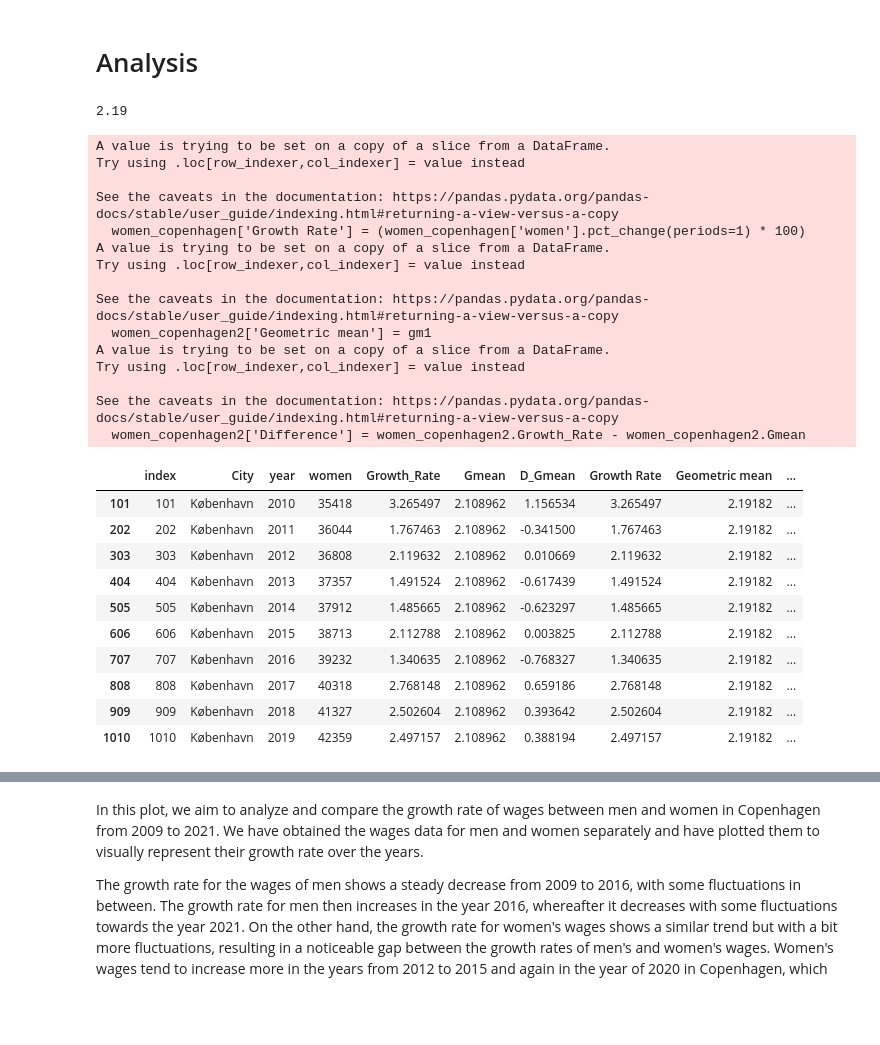
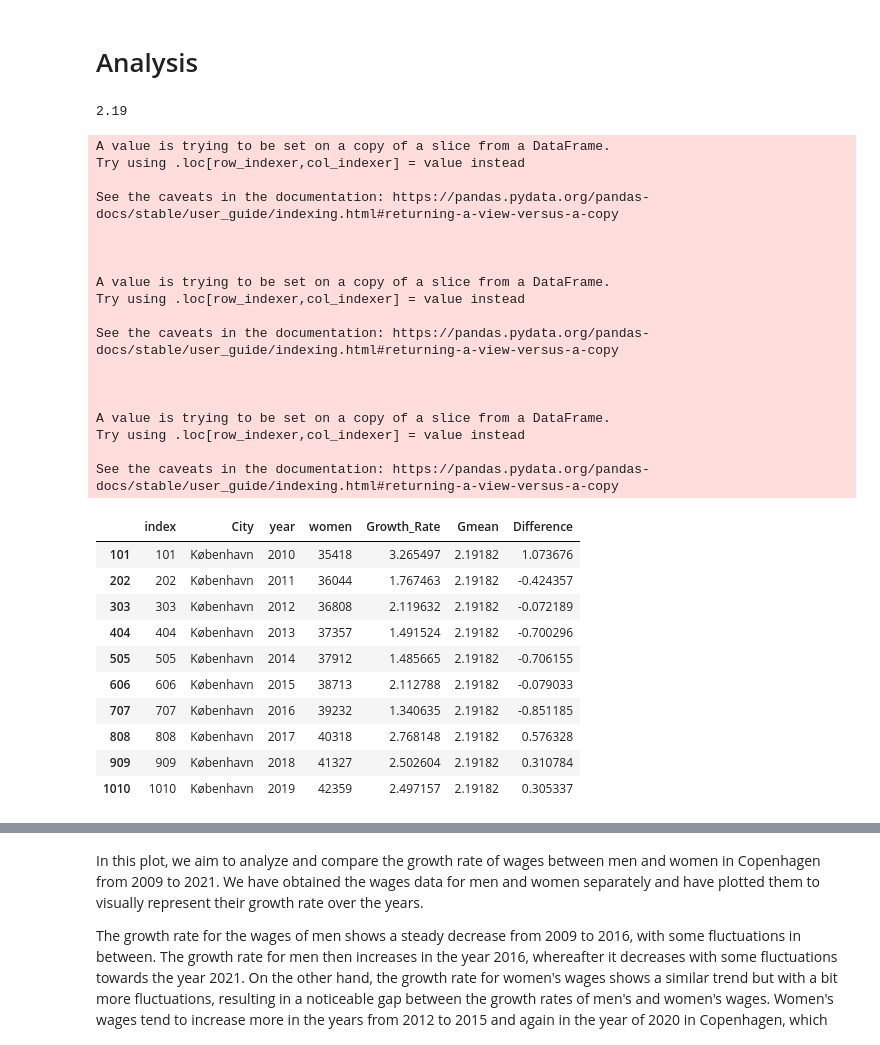
Before and after one commit to julieroddik/projects-2023-mej, a Jupyter notebook: dataproject/dataproject.ipynb, the cells around one changed output, grey strips where cells are left out. Saved outputs shown, nothing was run; the diff lists cells and outputs as text; code cells hidden in the pictures; blank space fills up the shorter version.

```diff
--- a/dataproject/dataproject.ipynb
+++ b/dataproject/dataproject.ipynb
@@ -289,43 +291,46 @@ join_long.sort_values(['Year', 'City'], ignore_index=True)
 # Analysis
 # %%
 # We calculate the growthrate and the geometric mean for women
-women_copenhagen['Growth Rate'] = (women_copenhagen['women'].pct_change(periods=1) * 100)
+women_copenhagen['Growth_Rate'] = (women_copenhagen['women'].pct_change(periods=1) * 100)
 
 # We drop the NaN value from the dataset
 women_copenhagen2 = women_copenhagen.tail(-1)
 
-gm1 = (gmean(women_copenhagen2['Growth Rate'] / 100 + 1)-1)*100
+gm1 = (gmean(women_copenhagen2['Growth_Rate'] / 100 + 1)-1)*100
 print ("%.2f" % gm1)
-women_copenhagen2['Geometric mean'] = gm1
+women_copenhagen2['Gmean'] = gm1
 women_copenhagen2['Difference'] = women_copenhagen2.Growth_Rate - women_copenhagen2.Gmean
 women_copenhagen2.head(10)
 # %% [output]
 2.19
 A value is trying to be set on a copy of a slice from a DataFrame.
 Try using .loc[row_indexer,col_indexer] = value instead
 
 See the caveats in the documentation: https://pandas.pydata.org/pandas-docs/stable/user_guide/indexing.html#returning-a-view-versus-a-copy
-  women_copenhagen['Growth Rate'] = (women_copenhagen['women'].pct_change(periods=1) * 100)
+
+
+
 A value is trying to be set on a copy of a slice from a DataFrame.
 Try using .loc[row_indexer,col_indexer] = value instead
 
 See the caveats in the documentation: https://pandas.pydata.org/pandas-docs/stable/user_guide/indexing.html#returning-a-view-versus-a-copy
-  women_copenhagen2['Geometric mean'] = gm1
+
+
+
 A value is trying to be set on a copy of a slice from a DataFrame.
 Try using .loc[row_indexer,col_indexer] = value instead
 
 See the caveats in the documentation: https://pandas.pydata.org/pandas-docs/stable/user_guide/indexing.html#returning-a-view-versus-a-copy
-  women_copenhagen2['Difference'] = women_copenhagen2.Growth_Rate - women_copenhagen2.Gmean
-|  | index | City | year | women | Growth_Rate | Gmean | D_Gmean | Growth Rate | Geometric mean | ... |
-| 101 | 101 | København | 2010 | 35418 | 3.265497 | 2.108962 | 1.156534 | 3.265497 | 2.19182 | ... |
-| 202 | 202 | København | 2011 | 36044 | 1.767463 | 2.108962 | -0.341500 | 1.767463 | 2.19182 | ... |
-| 303 | 303 | København | 2012 | 36808 | 2.119632 | 2.108962 | 0.010669 | 2.119632 | 2.19182 | ... |
-| 404 | 404 | København | 2013 | 37357 | 1.491524 | 2.108962 | -0.617439 | 1.491524 | 2.19182 | ... |
-| 505 | 505 | København | 2014 | 37912 | 1.485665 | 2.108962 | -0.623297 | 1.485665 | 2.19182 | ... |
-| 606 | 606 | København | 2015 | 38713 | 2.112788 | 2.108962 | 0.003825 | 2.112788 | 2.19182 | ... |
-| 707 | 707 | København | 2016 | 39232 | 1.340635 | 2.108962 | -0.768327 | 1.340635 | 2.19182 | ... |
-| 808 | 808 | København | 2017 | 40318 | 2.768148 | 2.108962 | 0.659186 | 2.768148 | 2.19182 | ... |
-| 909 | 909 | København | 2018 | 41327 | 2.502604 | 2.108962 | 0.393642 | 2.502604 | 2.19182 | ... |
-| 1010 | 1010 | København | 2019 | 42359 | 2.497157 | 2.108962 | 0.388194 | 2.497157 | 2.19182 | ... |
+|  | index | City | year | women | Growth_Rate | Gmean | Difference |
+| 101 | 101 | København | 2010 | 35418 | 3.265497 | 2.19182 | 1.073676 |
+| 202 | 202 | København | 2011 | 36044 | 1.767463 | 2.19182 | -0.424357 |
+| 303 | 303 | København | 2012 | 36808 | 2.119632 | 2.19182 | -0.072189 |
+| 404 | 404 | København | 2013 | 37357 | 1.491524 | 2.19182 | -0.700296 |
+| 505 | 505 | København | 2014 | 37912 | 1.485665 | 2.19182 | -0.706155 |
+| 606 | 606 | København | 2015 | 38713 | 2.112788 | 2.19182 | -0.079033 |
+| 707 | 707 | København | 2016 | 39232 | 1.340635 | 2.19182 | -0.851185 |
+| 808 | 808 | København | 2017 | 40318 | 2.768148 | 2.19182 | 0.576328 |
+| 909 | 909 | København | 2018 | 41327 | 2.502604 | 2.19182 | 0.310784 |
+| 1010 | 1010 | København | 2019 | 42359 | 2.497157 | 2.19182 | 0.305337 |
 # %%
 # We calculate the growthrate and the geometric mean for men
```
Also changed, not shown: parts of 12 cells of this notebook, 1 other file.
